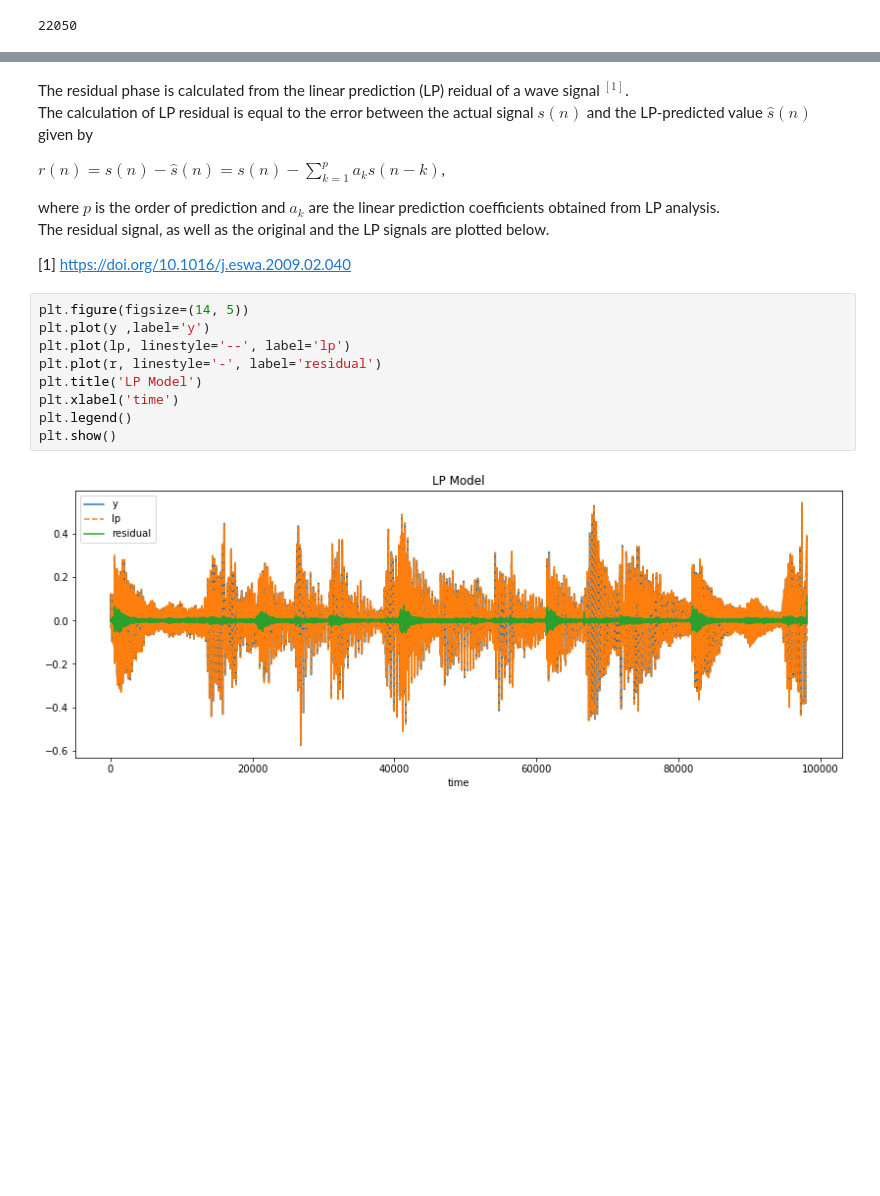
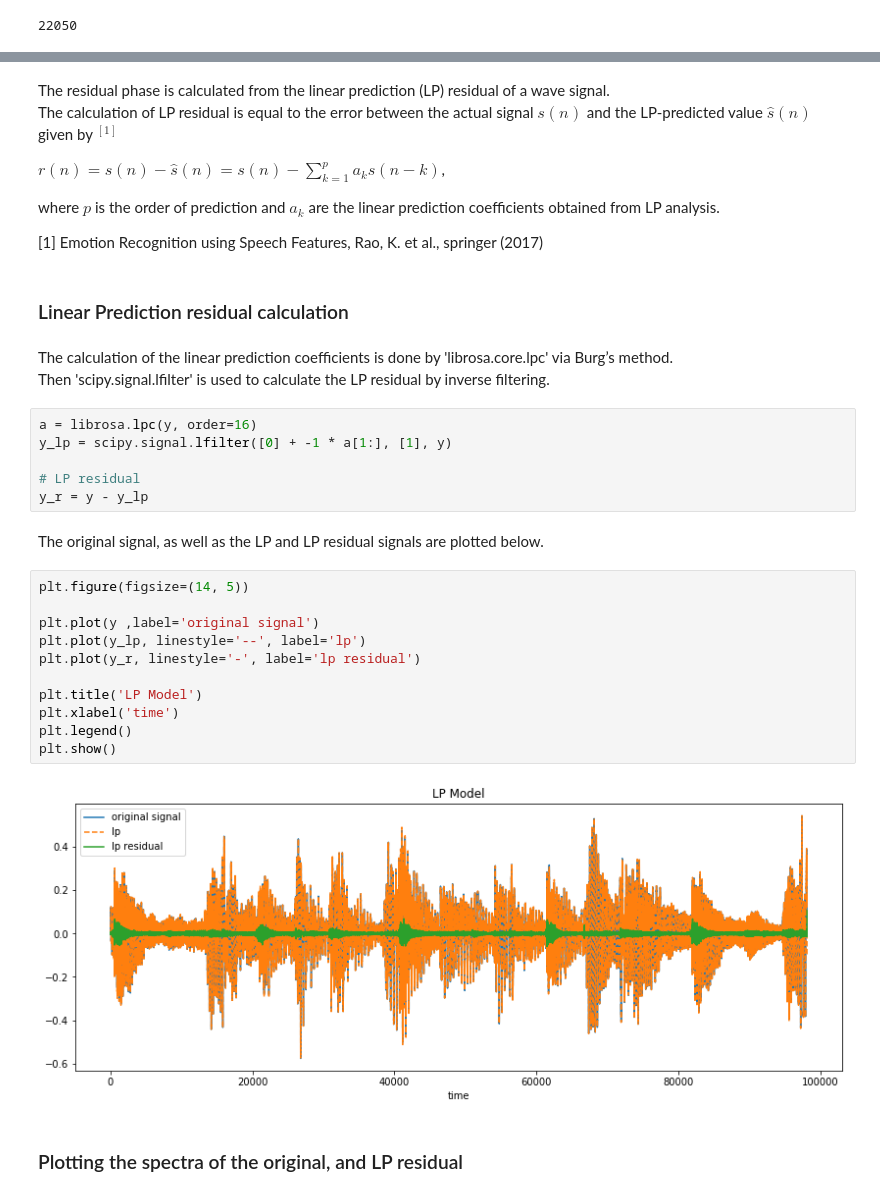
Before and after one commit to aleromualdi/residual_phase, a Jupyter notebook: residual_phase.ipynb, the cells around one changed output, grey strips where cells are left out. Drawn from its saved outputs; the diff is of its cells as text; blank space fills up the shorter version.

```diff
--- a/residual_phase.ipynb
+++ b/residual_phase.ipynb
@@ -18,21 +18,37 @@ print(sr)
 # %% [markdown]
-The residual phase is calculated from the linear prediction (LP) reidual of a wave signal $^{[1]}$. <br>
-The calculation of LP residual is equal to the error between the actual signal $s(n)$ and the LP-predicted value $\hat{s}(n) $ given by  <br>
+The residual phase is calculated from the linear prediction (LP) residual of a wave signal. <br>
+The calculation of LP residual is equal to the error between the actual signal $s(n)$ and the LP-predicted value $\hat{s}(n) $ given by $^{[1]}$ <br>
 
 $r(n) = s(n) - \hat{s}(n) = s(n) - \sum_{k=1}^p a_k s(n-k) $, <br>
 
 where $p$ is the order of prediction and $a_k$ are the linear prediction coefficients obtained from LP analysis. <br>
-The residual signal, as well as the original and the LP signals are plotted below. <br>
 
-[1] https://doi.org/10.1016/j.eswa.2009.02.040
+[1] Emotion Recognition using Speech Features,  Rao, K. et al., springer (2017)
+# %% [markdown]
+### Linear Prediction residual calculation
+# %% [markdown]
+The calculation of the linear prediction coefficients is done by 'librosa.core.lpc' via Burg’s method. <br>
+Then 'scipy.signal.lfilter' is used to calculate the LP residual by inverse filtering.
+# %%
+a = librosa.lpc(y, order=16)
+y_lp = scipy.signal.lfilter([0] + -1 * a[1:], [1], y)
+
+# LP residual
+y_r = y - y_lp
+# %% [markdown]
+The original signal, as well as the LP and LP residual signals are plotted below. <br>
 # %%
 plt.figure(figsize=(14, 5))
-plt.plot(y ,label='y')
-plt.plot(lp, linestyle='--', label='lp')
-plt.plot(r, linestyle='-', label='residual')
+
+plt.plot(y ,label='original signal')
+plt.plot(y_lp, linestyle='--', label='lp')
+plt.plot(y_r, linestyle='-', label='lp residual')
+
 plt.title('LP Model')
 plt.xlabel('time')
 plt.legend()
 plt.show()
 # %% [output]
-[figure, old version]
+[figure, new version]
+# %% [markdown]
+### Plotting the spectra of the original, and LP residual
```
Also changed, not shown: parts of 10 cells of this notebook, 1 other file.
